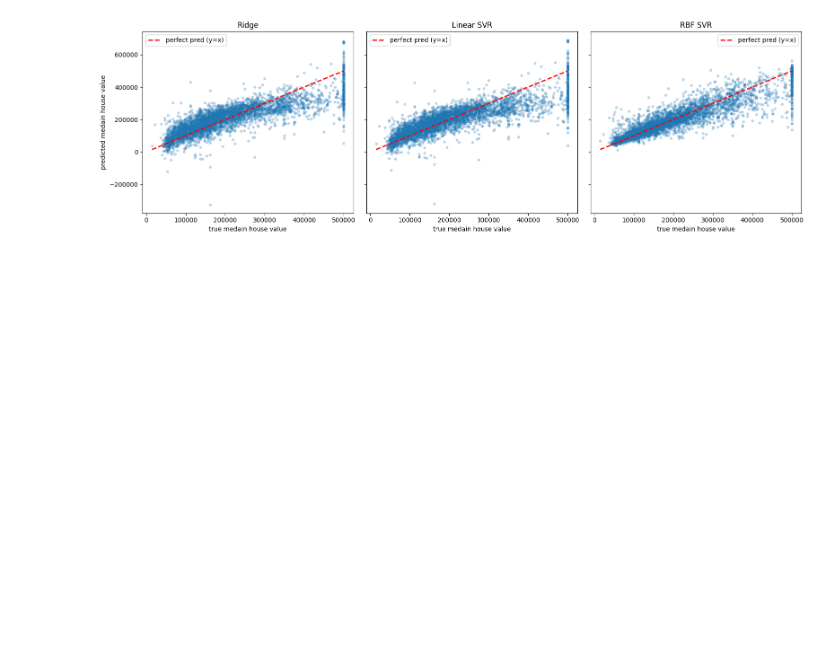
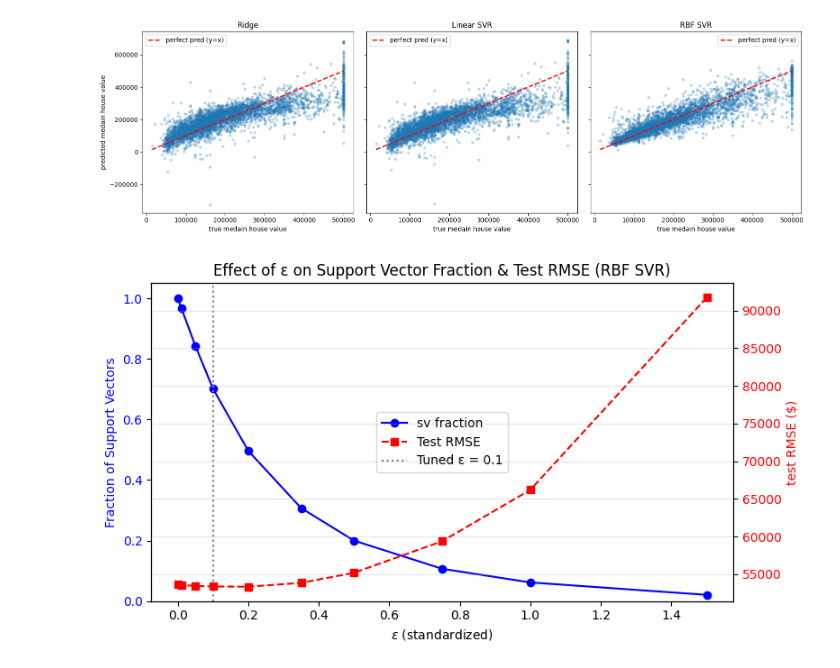
Before and after one commit to anshukantjha/pattern_recognition, a Jupyter notebook: pat_rec_project.ipynb, the cells around one changed output. Saved outputs shown, nothing was run; the diff lists cells and outputs as text; code cells hidden in the pictures; blank space fills up the shorter version.

Commit message:
added svr-epsilon tradeoff

```diff
--- a/pat_rec_project.ipynb
+++ b/pat_rec_project.ipynb
@@ -151,3 +152,46 @@ plt.tight_layout()
 plt.show()
 # %% [output]
 [figure]
+# %%
+best_C = best_rbf_svr["C"]
+best_gamma = best_rbf_svr["gamma"]
+best_eps = best_rbf_svr["eps"]
+
+# since y is already scaled so epsilon on dollar scale is of no sense
+epsilons = [0.0, 0.01, 0.05, 0.1, 0.2, 0.35, 0.5, 0.75, 1.0, 1.5]
+# %%
+sv_fractions = []
+test_rmses = []
+
+n_train = x_train_prep.shape[0]
+for eps in epsilons:
+    model = clone(best_rbf_svr["model"])
+    model.set_params(regressor__epsilon=eps)
+    model.fit(x_train_prep, y_train)
+
+    sv_fractions.append(len(model.regressor_.support_) / n_train)
+    test_rmses.append(root_mean_squared_error(y_test, model.predict(x_test_prep)))
+# %%
+fig, ax1 = plt.subplots(figsize=(8, 4.5))
+
+ax1.set_xlabel(r"$\varepsilon$ (standardized)")
+ax1.set_ylabel("Fraction of Support Vectors", color="blue")
+l1 = ax1.plot(epsilons, sv_fractions, marker="o", color="blue", label="sv fraction")
+ax1.tick_params(axis="y", labelcolor="blue")
+ax1.set_ylim(0, 1.05)
+
+ax2 = ax1.twinx()
+ax2.set_ylabel("test RMSE ($)", color="red")
+l2 = ax2.plot(epsilons, test_rmses, marker="s", linestyle="--", color="red", label="Test RMSE")
+ax2.tick_params(axis="y", labelcolor="red")
+
+l3 = ax1.axvline(best_eps, color="gray", linestyle=":", label=f"Tuned ε = {best_eps}")
+
+lines = l1 + l2 + [l3]
+ax1.legend(lines, [l.get_label() for l in lines], loc="center")
+plt.title("Effect of ε on Support Vector Fraction & Test RMSE (RBF SVR)")
+plt.grid(True, alpha=0.3)
+plt.tight_layout()
+plt.show()
+# %% [output]
+[figure, added]
```
Also changed, not shown: parts of 1 cell of this notebook, 5 other files.
